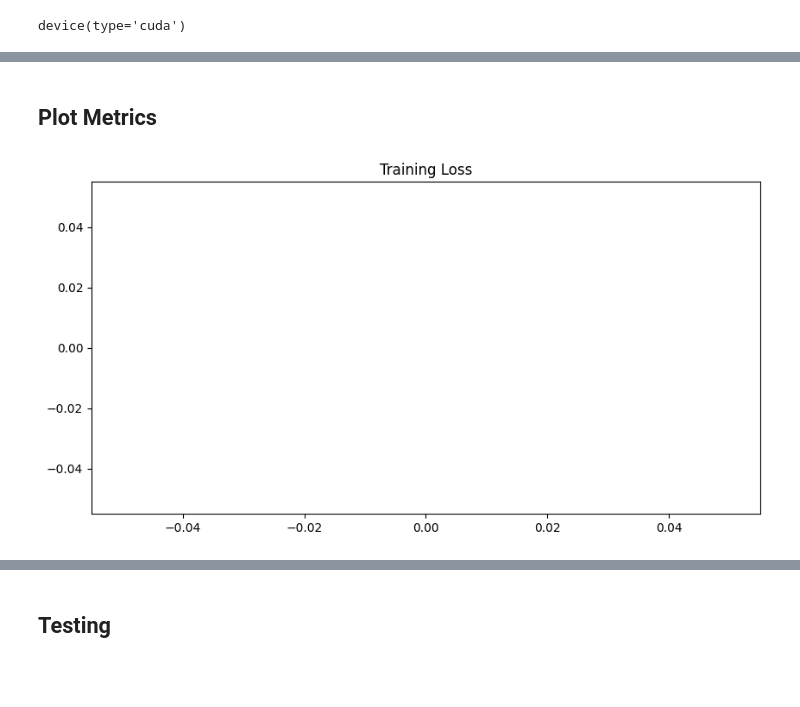
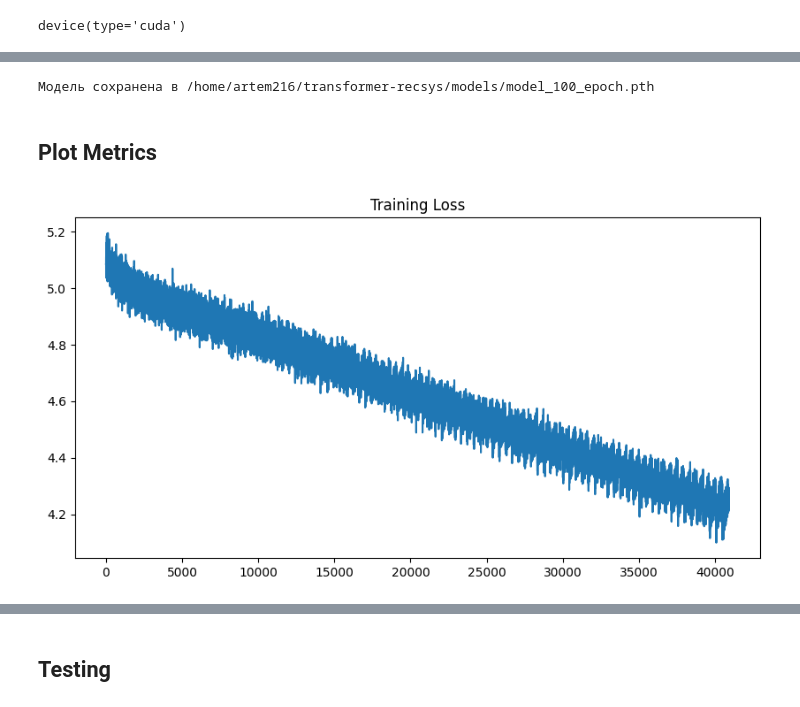
Before and after one commit to larek-tech/transformer-recsys, a Jupyter notebook: notebooks/Pytorch2_Transformer_Text_Generation.ipynb, the cells around one changed output, grey strips where cells are left out. Cells and saved outputs as stored; diff of their text form; code cells hidden in the pictures; blank space fills up the shorter version.

Commit message:
first model

```diff
--- a/notebooks/Pytorch2_Transformer_Text_Generation.ipynb
+++ b/notebooks/Pytorch2_Transformer_Text_Generation.ipynb
@@ -105,8 +125,10 @@ class CustomerDataset(Dataset):
         articles = [
             self.article_id_map[article] for article in articles
         ]
-        # TODO: <sos> token
-        articles = articles + [0] * (self.max_len - len(articles))  # Padding
+        # <sos> - 1
+        # <eos> - 2
+        # <pad> - 0
+        articles = [1]  + articles + [2] + [0] * (self.max_len - len(articles))  # Padding
         input_seq = torch.tensor(articles[:-1], dtype=torch.long)
         target_seq = torch.tensor(articles[1:], dtype=torch.long) # 1:
         return input_seq, target_seq
@@ -183,7 +205,7 @@ class TokenDrop(nn.Module):
 #     T.ToTensor(padding_value=0)
 # )
 # %%
-# text = next(iter(data_loader_train))
+text = next(iter(data_loader_train))
 # index = 0
 # input_tokens = train_tranform(list(text))
 # print("SENTENCE")
@@ -324,7 +363,7 @@ num_layers = 8
 # MultiheadAttention Heads
 num_heads = 8
 
-num_embeding = len(unique_articles) + 1
+num_embeding = len(unique_articles) + 3
 # Create model
 tf_generator = Transformer(num_emb=num_embeding, num_layers=num_layers,
                            hidden_size=hidden_size, num_heads=num_heads).to(device)
@@ -365,21 +404,13 @@ for epoch in trange(0, nepochs, leave=False, desc="Epoch"):
     steps = 0
     for index, text in enumerate(tqdm(data_loader_train)):
         # Convert text to tokenized input
-        # text_tokens = train_tranform(list(text)).to(device)
-        # bs = text_tokens.shape[0]
 
-        # # Randomly drop input tokens
-        # input_text = td(text_tokens[:, 0:-1])
-        # output_text = text_tokens[:, 1:]
         input_text, output_text = text
         input_text = input_text.to(device)
         output_text = output_text.to(device)
         # Generate predictions
         with torch.cuda.amp.autocast():
             pred = tf_generator(input_text)
-
-        print(input_text)
-        input()
 
         # Calculate loss with masked cross-entropy
         mask = (output_text != 0).float()
@@ -393,8 +424,8 @@ for epoch in trange(0, nepochs, leave=False, desc="Epoch"):
         if index % 20 == 0:
             print("train_loss", loss, end="\r")
         # Log training loss and entropy
-        # training_loss_logger.append(loss.item())
-        # with torch.no_grad():
-        #     dist = Categorical(logits=pred)
-        #     entropy_logger.append(dist.entropy().mean().item())
+        training_loss_logger.append(loss.item())
+        with torch.no_grad():
+            dist = Categorical(logits=pred)
+            entropy_logger.append(dist.entropy().mean().item())
 # %% [output]
@@ -403,11 +445,21 @@ KeyboardInterrupt:
+# %%
+def save_model(model, file_path):
+    torch.save(model.state_dict(), file_path)
+    print(f"Модель сохранена в {file_path}")
+
+# Укажите путь, по которому хотите сохранить модель
+file_path = config.MODELS_DIR / 'model_100_epoch.pth'
+save_model(tf_generator, file_path)
+# %% [output]
+Модель сохранена в /home/artem216/transformer-recsys/models/model_100_epoch.pth
 # %% [markdown]
 ## Plot Metrics
 # %%
 _ = plt.figure(figsize=(10, 5))
-_ = plt.plot(training_loss_logger[10000:])
+_ = plt.plot(training_loss_logger[1000:])
 _ = plt.title("Training Loss")
 # %% [output]
-[figure, old version]
+[figure, new version]
 # %%
 _ = plt.figure(figsize=(10, 5))
 _ = plt.plot(entropy_logger[10000:])
```
Also changed, not shown: parts of 8 cells of this notebook, 6 other files.
